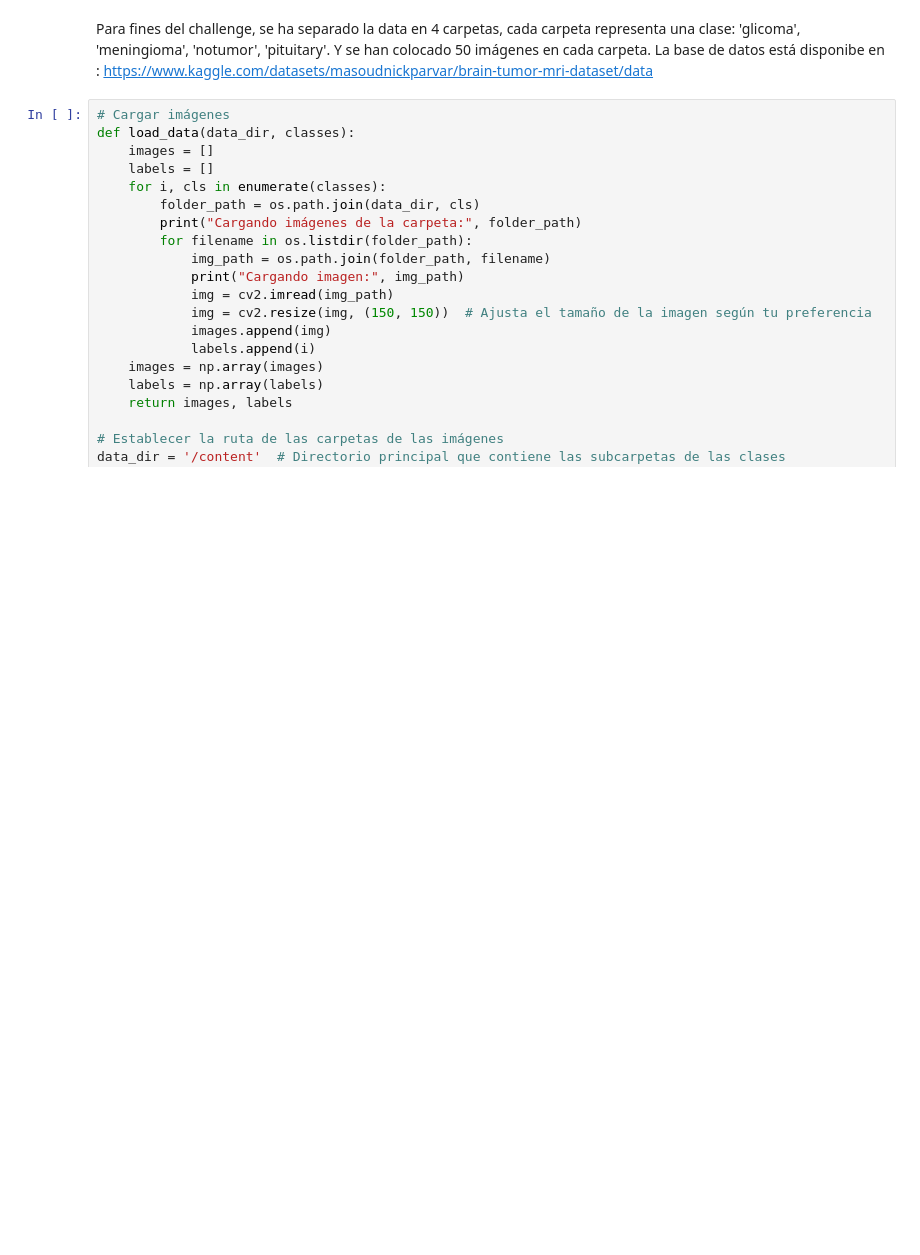
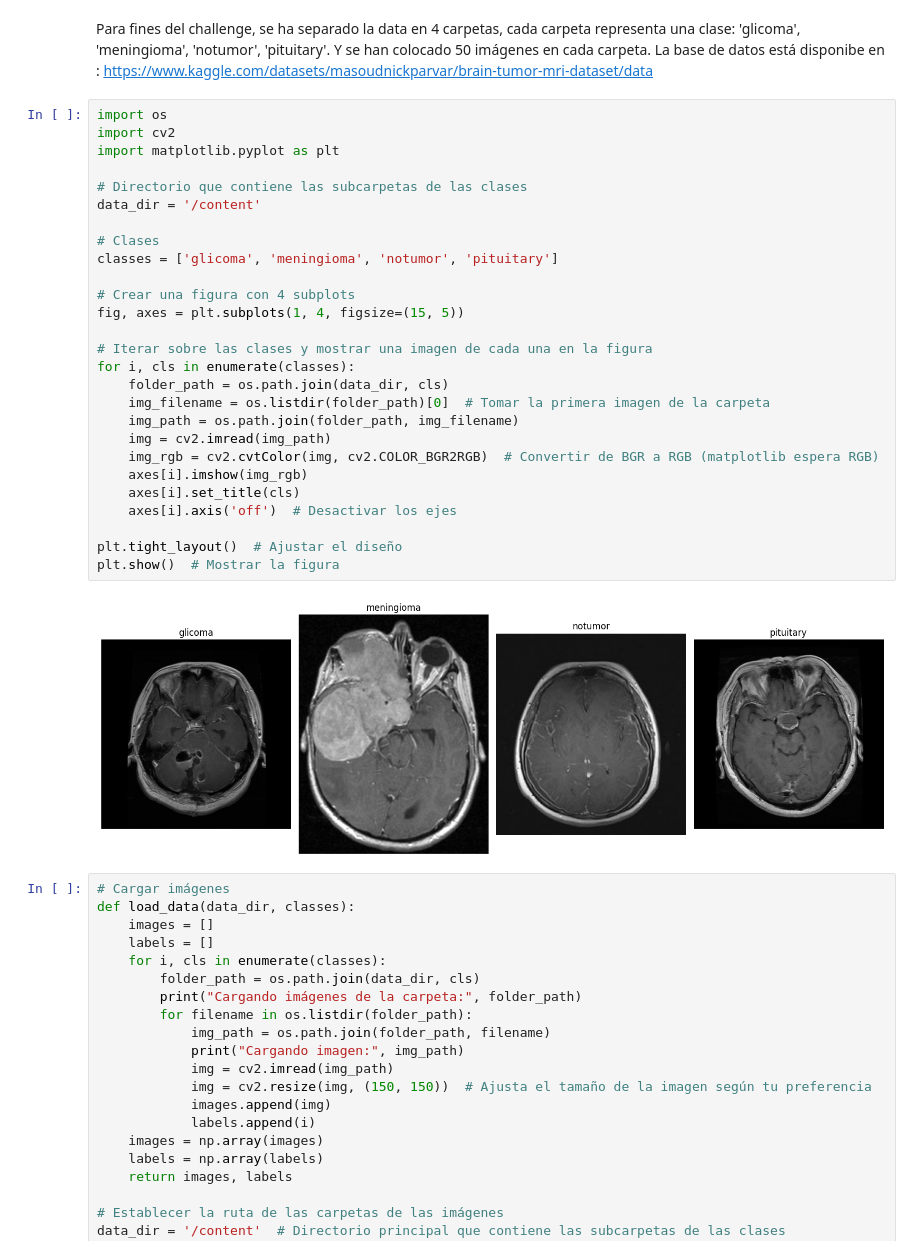
Before and after one commit to alvarosevilla2/G2_ReconocimientoPatrones_2024-1, a Jupyter notebook: Challenges/Salvatierra_Challenge7.ipynb, the cells around one changed output. Saved outputs shown, nothing was run; the diff lists cells and outputs as text; blank space fills up the shorter version.

```diff
--- a/Challenges/Salvatierra_Challenge7.ipynb
+++ b/Challenges/Salvatierra_Challenge7.ipynb
@@ -24,6 +24,35 @@ epochs = 20
 # %% [markdown]
 Para fines del challenge, se ha separado la data en 4 carpetas, cada carpeta representa una clase: 'glicoma', 'meningioma', 'notumor', 'pituitary'.
 Y se han colocado 50 imágenes en cada carpeta. La base de datos está disponibe en : https://www.kaggle.com/datasets/masoudnickparvar/brain-tumor-mri-dataset/data
+# %%
+import os
+import cv2
+import matplotlib.pyplot as plt
+
+# Directorio que contiene las subcarpetas de las clases
+data_dir = '/content'
+
+# Clases
+classes = ['glicoma', 'meningioma', 'notumor', 'pituitary']
+
+# Crear una figura con 4 subplots
+fig, axes = plt.subplots(1, 4, figsize=(15, 5))
+
+# Iterar sobre las clases y mostrar una imagen de cada una en la figura
+for i, cls in enumerate(classes):
+    folder_path = os.path.join(data_dir, cls)
+    img_filename = os.listdir(folder_path)[0]  # Tomar la primera imagen de la carpeta
+    img_path = os.path.join(folder_path, img_filename)
+    img = cv2.imread(img_path)
+    img_rgb = cv2.cvtColor(img, cv2.COLOR_BGR2RGB)  # Convertir de BGR a RGB (matplotlib espera RGB)
+    axes[i].imshow(img_rgb)
+    axes[i].set_title(cls)
+    axes[i].axis('off')  # Desactivar los ejes
+
+plt.tight_layout()  # Ajustar el diseño
+plt.show()  # Mostrar la figura
+# %% [output]
+[figure, added]
 # %%
 # Cargar imágenes
 def load_data(data_dir, classes):
```
